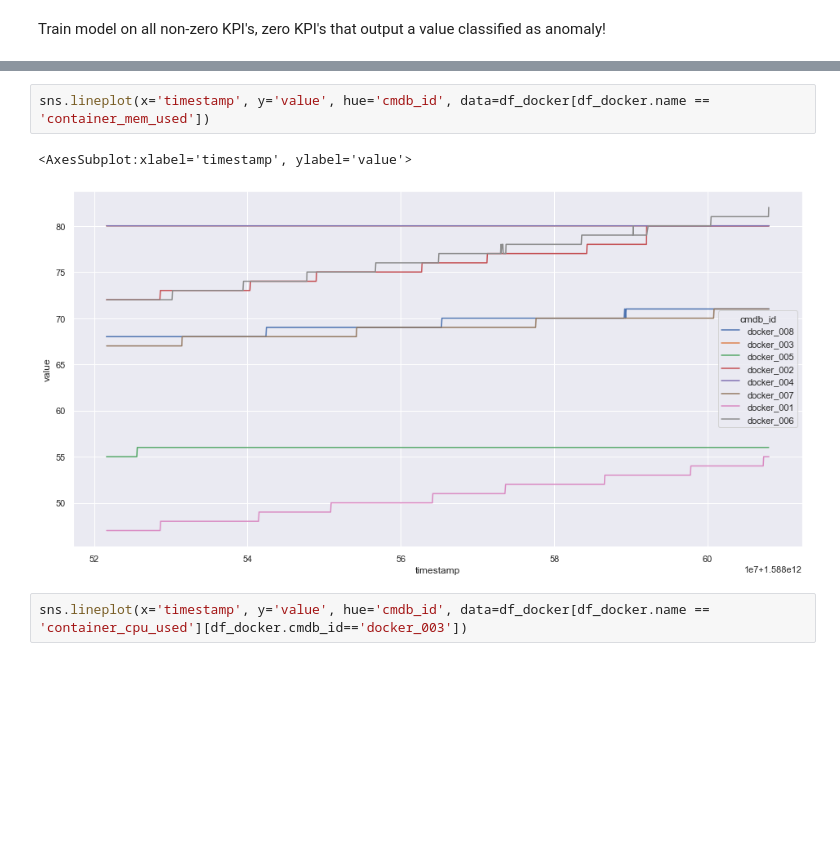
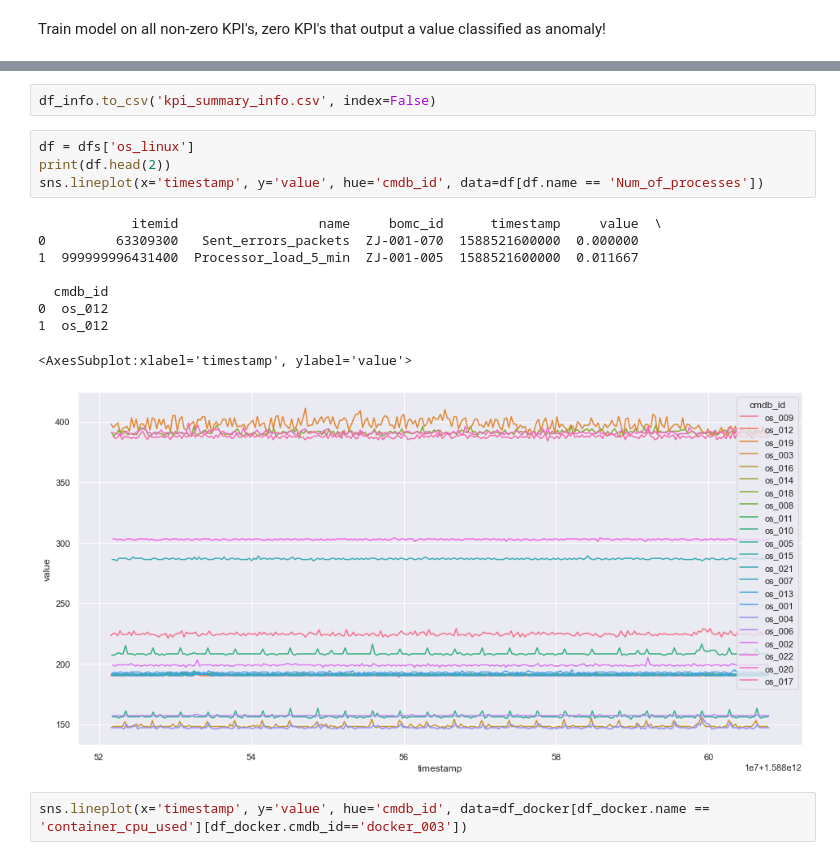
Before and after one commit to meng2468/AIOps-Challenge, a Jupyter notebook: eda/kpi.ipynb, the cells around one changed output, grey strips where cells are left out. Cells and saved outputs as stored; diff of their text form; blank space fills up the shorter version.

Commit message:
kpi info

```diff
--- a/eda/kpi.ipynb
+++ b/eda/kpi.ipynb
@@ -89,8 +116,19 @@ df_docker = dfs['dcos_docker']
+# %%
+df_info.to_csv('kpi_summary_info.csv', index=False)
 # %%
-sns.lineplot(x='timestamp', y='value', hue='cmdb_id', data=df_docker[df_docker.name == 'container_mem_used'])
+df = dfs['os_linux']
+print(df.head(2))
+sns.lineplot(x='timestamp', y='value', hue='cmdb_id', data=df[df.name == 'Num_of_processes'])
 # %% [output]
-<AxesSubplot:xlabel='timestamp', ylabel='value'>
+            itemid                  name     bomc_id      timestamp     value  \
+0         63309300   Sent_errors_packets  ZJ-001-070  1588521600000  0.000000
+1  999999996431400  Processor_load_5_min  ZJ-001-005  1588521600000  0.011667
+
+  cmdb_id
+0  os_012
+1  os_012
+<AxesSubplot:xlabel='timestamp', ylabel='value'>
-[figure, old version]
+[figure, new version]
 # %%
 sns.lineplot(x='timestamp', y='value', hue='cmdb_id', data=df_docker[df_docker.name == 'container_cpu_used'][df_docker.cmdb_id=='docker_003'])
 # %% [output]
```
Also changed, not shown: parts of 4 cells of this notebook, 11 other files.
